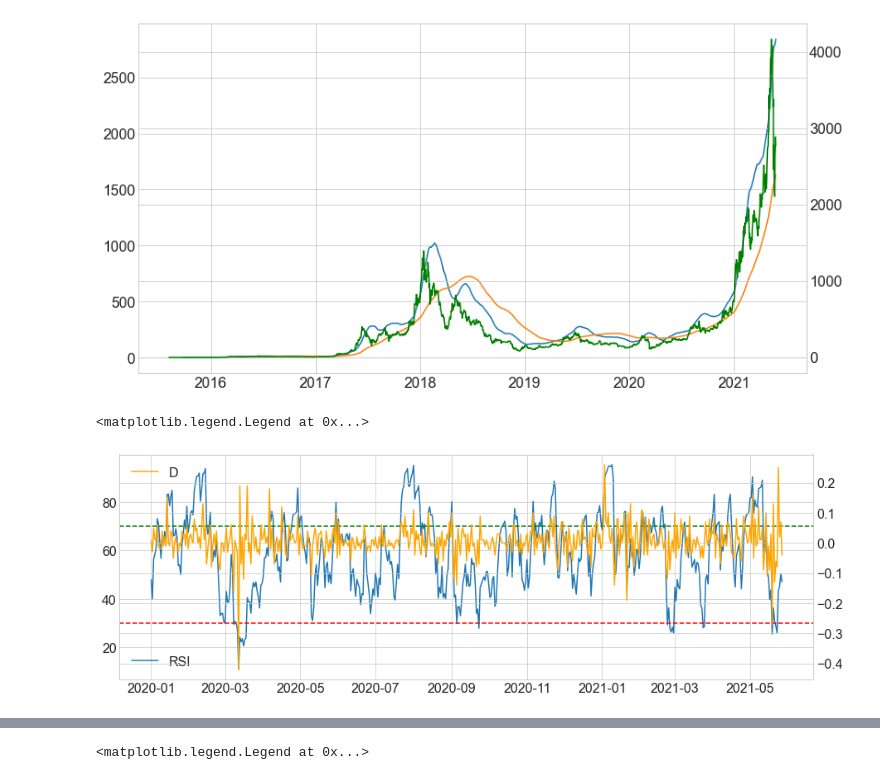
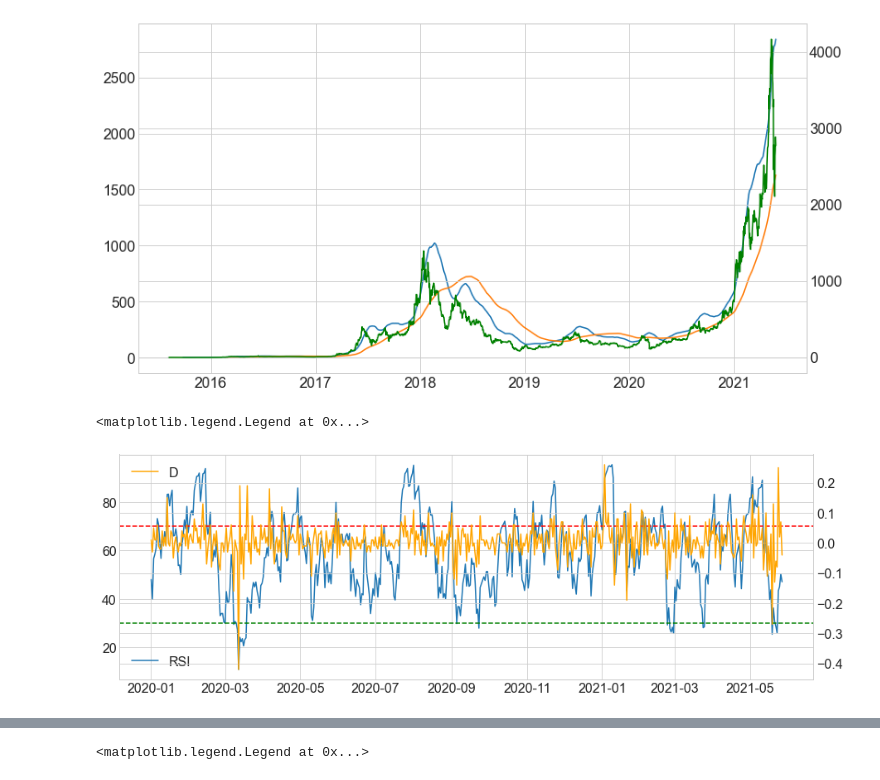
Before and after one commit to albertopuentes/Individual-Project, a Jupyter notebook: individual-project-notebook.ipynb, the cells around one changed output, grey strips where cells are left out. Cells and saved outputs as stored; diff of their text form; code cells hidden in the pictures.

```diff
--- a/individual-project-notebook.ipynb
+++ b/individual-project-notebook.ipynb
@@ -184 +210,5 @@ rolling_df.head()
+# %%
+# Exponential Moving Average Indicator Function
+def EMA(dfm, period=7, column='Close'):
+    return dfm[column].ewm(span=period, adjust=False).mean()
 # %%
@@ -226,0 +237,8 @@ rolling_df['RSI'] = round(RSI1, 2)
+# %%
+# Run functions to create columns in df
+RSI(dfm, period = 7, column='Close')
+RSI(dfm, period = 14, column='Close')
+RSI(dfm, period = 21, column='Close')
+dfm['EMA7'] = EMA(dfm, period=7, column='Close')
+dfm['EMA12'] = EMA(dfm, period=12, column='Close')
+dfm['EMA26'] = EMA(dfm, period=26, column='Close')
@@ -227,4 +255,4 @@ rolling_df['RSI'] = round(RSI1, 2)
 # %%
 # Add Crossover indicator (rollling 50 vs rolling 200)
-rolling_df['cross'] = round(rolling_df.rolling_50C/rolling_df.rolling_200C, 2)
+dfm['cross'] = round(dfm.rolling_50C/dfm.rolling_200C, 2)
 # %%
@@ -240,3 +294,3 @@ rolling_df.tail()
 # %%
 # Calculate and add Target +/- column
-rolling_df['+/-'] = np.where(rolling_df.Close.diff() > 0, 1, 0)
+dfm['+/-'] = np.where(dfm.Close.shift(-1) > dfm.Close, 1, 0)
@@ -264,13 +329,13 @@ ax2.plot(rolling_df.Close, color='green')
 # %%
 # View RSI Indicator and compare vs Close price
 fig, ax = plt.subplots(figsize=(15,5))
-ax.plot(RSI1['2020':])
-plt.axhline(y = 70, color ="green", linestyle ="--")
-plt.axhline(y = 30, color ="red", linestyle ="--")
+ax.plot(dfm.RSI14['2020':])
+plt.axhline(y = 70, color ="red", linestyle ="--")
+plt.axhline(y = 30, color ="green", linestyle ="--")
 plt.legend(['RSI'])
 ax2=ax.twinx()
-ax2.plot(rolling_df['2020':].close_DoD, color='orange')
+ax2.plot(dfm['2020':].close_DoD, color='orange')
 plt.legend('DoD')
 # %% [output]
 <matplotlib.legend.Legend at 0x...>
-[figure, old version]
+[figure, new version]
```
Also changed, not shown: parts of 25 cells of this notebook.
